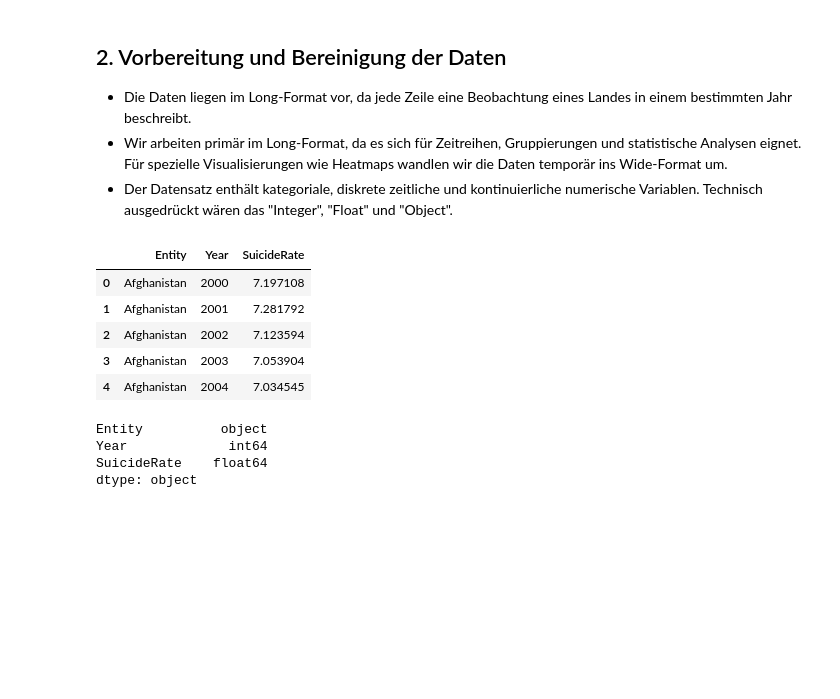
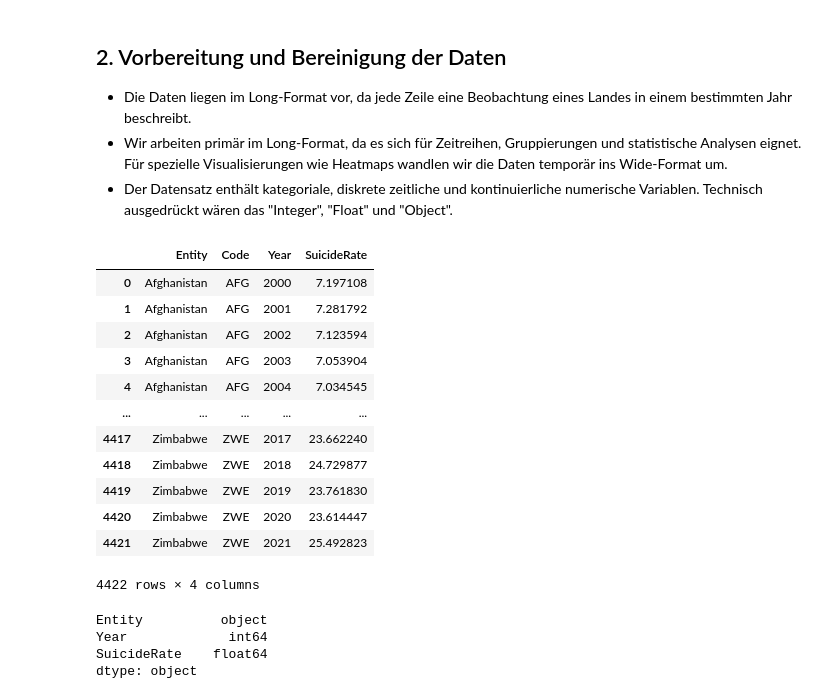
Before and after one commit to delucgia/LN_Python, a Jupyter notebook: python_ln.ipynb, the cells around one changed output. Cells and saved outputs as stored; diff of their text form; code cells hidden in the pictures; blank space fills up the shorter version.

```diff
--- a/python_ln.ipynb
+++ b/python_ln.ipynb
@@ -95,21 +93,24 @@ from matplotlib import pyplot as plt
 # %%
 data = pd.read_csv("death-rate-from-suicides-gho.csv")
 
 # Spalte umbenennen, damit sie einfacher zu verwenden ist
 data.rename(columns={'Age-standardized death rate from self-harm among both sexes': 'SuicideRate'}, inplace=True)
 
-# Entfernen der Spalte 'Code', da sie für die Analyse nicht benötigt wird
-data = data.drop(columns=["Code"])
-
-# Datenstruktur, Datentypen und fehlende Werte prüfen -> Gibt die ersten 5 Rows aus
-data.head()
+data
 # %% [output]
-|  | Entity | Year | SuicideRate |
-| 0 | Afghanistan | 2000 | 7.197108 |
-| 1 | Afghanistan | 2001 | 7.281792 |
-| 2 | Afghanistan | 2002 | 7.123594 |
-| 3 | Afghanistan | 2003 | 7.053904 |
-| 4 | Afghanistan | 2004 | 7.034545 |
+|  | Entity | Code | Year | SuicideRate |
+| 0 | Afghanistan | AFG | 2000 | 7.197108 |
+| 1 | Afghanistan | AFG | 2001 | 7.281792 |
+| 2 | Afghanistan | AFG | 2002 | 7.123594 |
+| 3 | Afghanistan | AFG | 2003 | 7.053904 |
+| 4 | Afghanistan | AFG | 2004 | 7.034545 |
+| ... | ... | ... | ... | ... |
+| 4417 | Zimbabwe | ZWE | 2017 | 23.662240 |
+| 4418 | Zimbabwe | ZWE | 2018 | 24.729877 |
+| 4419 | Zimbabwe | ZWE | 2019 | 23.761830 |
+| 4420 | Zimbabwe | ZWE | 2020 | 23.614447 |
+| 4421 | Zimbabwe | ZWE | 2021 | 25.492823 |
+4422 rows × 4 columns
 # %%
 print(data.dtypes)
 print()
```
Also changed, not shown: parts of 10 cells of this notebook.
